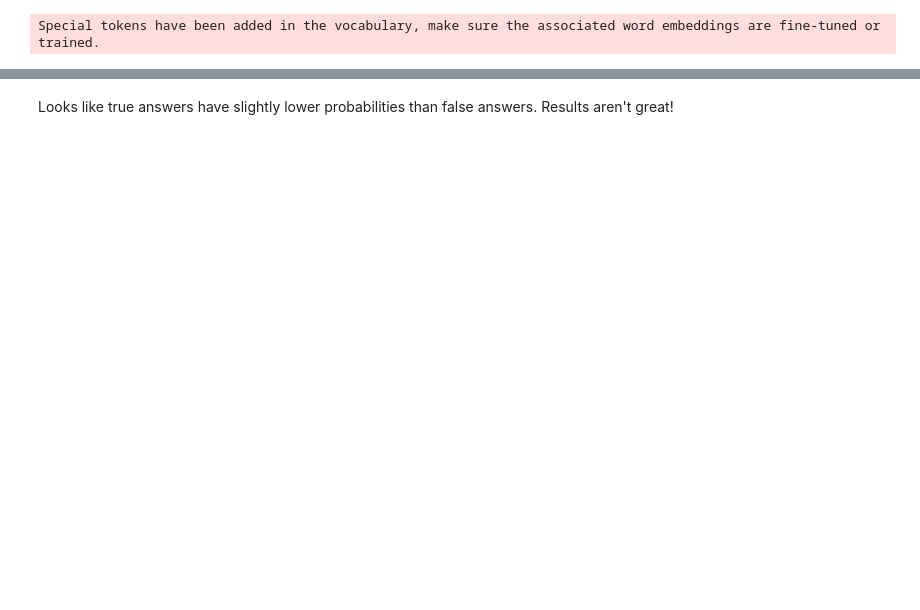
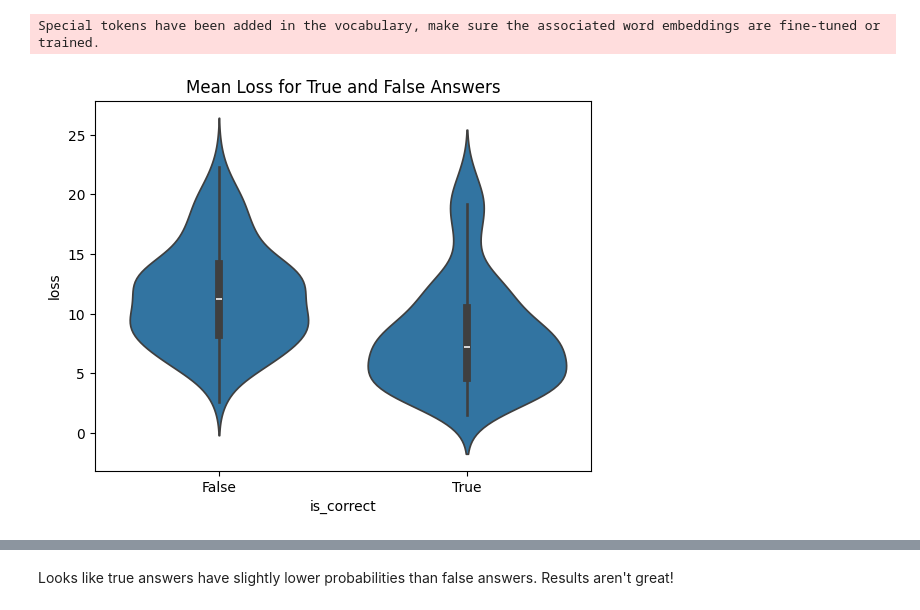
Before and after one commit to learlab/textbook-question-generation, a Jupyter notebook: src/answer_probabilities.ipynb, the cells around one changed output, grey strips where cells are left out. Drawn from its saved outputs; the diff is of its cells as text; code cells hidden in the pictures; blank space fills up the shorter version.

```diff
--- a/src/answer_probabilities.ipynb
+++ b/src/answer_probabilities.ipynb
@@ -17,0 +69,8 @@ Special tokens have been added in the vocabulary, make sure the associated word
+# %%
+import seaborn as sns
+import matplotlib.pyplot as plt
+sns.violinplot(inputs, x='is_correct', y='loss')
+plt.title('Mean Loss for True and False Answers')
+plt.show()
+# %% [output]
+[figure, added]
```
Also changed, not shown: parts of 5 cells of this notebook.
